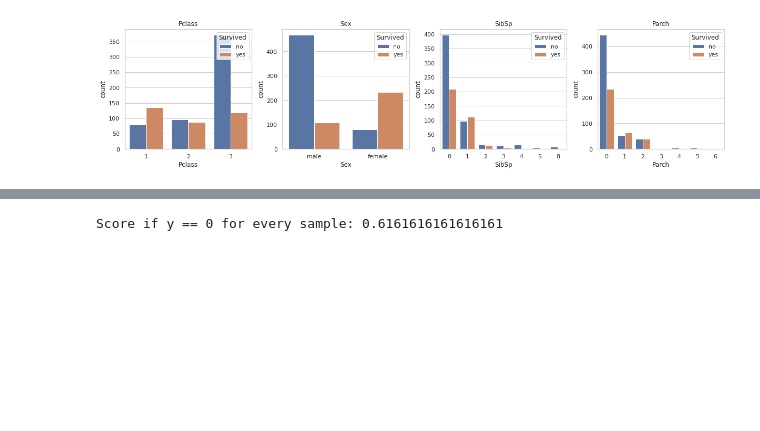
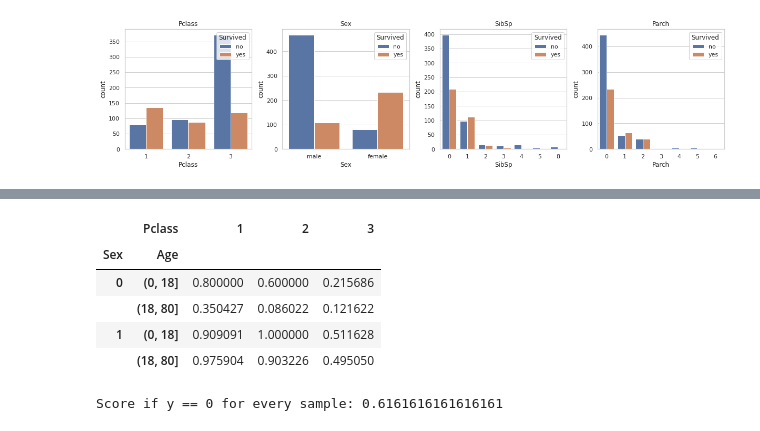
Before and after one commit to irvind/titanic_ml_analysis, a Jupyter notebook: titanic.ipynb, the cells around one changed output, grey strips where cells are left out. Saved outputs shown, nothing was run; the diff lists cells and outputs as text; code cells hidden in the pictures; blank space fills up the shorter version.

```diff
--- a/titanic.ipynb
+++ b/titanic.ipynb
@@ -101,3 +125,15 @@ plt.tight_layout()
+# %%
+# Series of intervals: (0, 18] or (18, 80]
+age = pd.cut(df['Age'], [0, 18, 80])
+# print(age)
+df.pivot_table('Survived', ['Sex', age], 'Pclass')
+# %% [output]
+|  | Pclass | 1 | 2 | 3 |
+| Sex | Age |  |  |  |
+| 0 | (0, 18] | 0.800000 | 0.600000 | 0.215686 |
+|  | (18, 80] | 0.350427 | 0.086022 | 0.121622 |
+| 1 | (0, 18] | 0.909091 | 1.000000 | 0.511628 |
+|  | (18, 80] | 0.975904 | 0.903226 | 0.495050 |
 # %%
 from sklearn.model_selection import train_test_split
 
```
Also changed, not shown: parts of 10 cells of this notebook.
